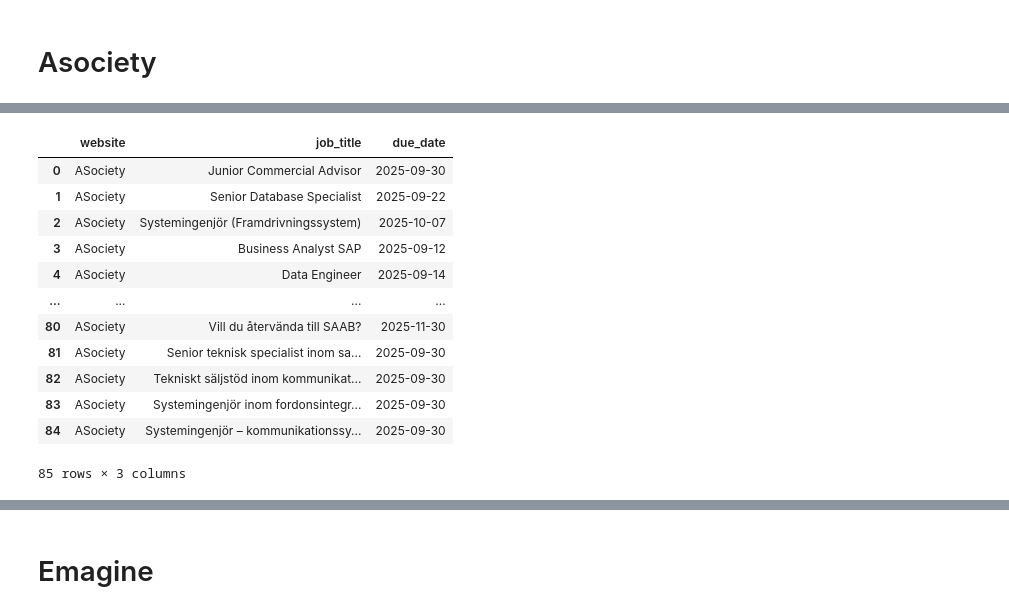
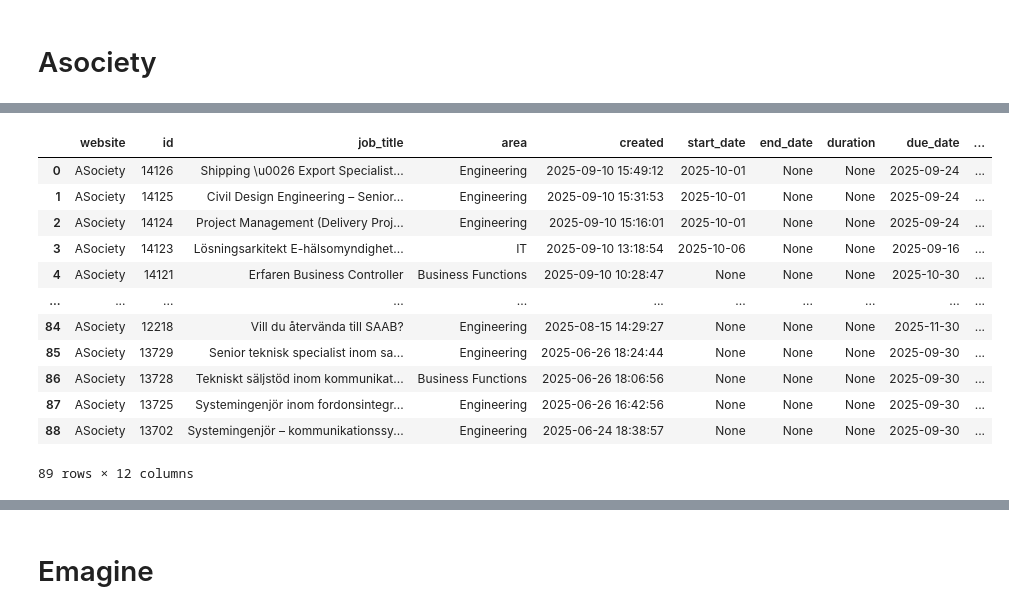
Before and after one commit to mimmitheresia/data_science-repo, a Jupyter notebook: training/notebooks/jobscreaping.ipynb, the cells around one changed output, grey strips where cells are left out. Cells and saved outputs as stored; diff of their text form; code cells hidden in the pictures.

```diff
--- a/training/notebooks/jobscreaping.ipynb
+++ b/training/notebooks/jobscreaping.ipynb
@@ -10,6 +172,7 @@ print(r.status_code)
 import requests, json, re
 
 url = "https://www.asocietygroup.com/sv/uppdrag?page=2"
+url = "https://www.asocietygroup.com/sv/uppdrag?_rsc=9il7j"
 r = requests.get(url)
 html = r.text
 
@@ -26,46 +189,73 @@ Number of matches: 85
 # %%
 import re
 import pandas as pd
-job_data = {'website':[], 'job_title':[], 'due_date': []}
+job_data = {'website':[], 'id':[], 'job_title':[], 'area':[], 'created':[], 'start_date': [], 'end_date':[], 'duration':[],'due_date': [],'work_location': [], 'work_type': [], 'link':[]}
+job_data_asociety = job_data
 
-def return_regex_string_match(match_search):
-    if match_search:
-        label = match_search.group(1) if match_search.group(1) else match_search.group(2)
+def return_regex_string_match(search_pattern):
+    search_match = re.search(search_pattern, html_job, re.DOTALL)
+
+    if search_match:
+        label = search_match.group(1) if search_match.group(1) else search_match.group(2)
     else:
         label = '-'
     return label
 
 for i, html_job in enumerate(all_matches):
 # Regex pattern handles escaped quotes (\") or normal quotes (")
+    pattern_id = r'\\"abstract_id\\":\\"(.*?)\\"|\"abstract_id\":\"(.*?)\"'
     pattern_job_title = r'\\"requisition_name\\":\\"(.*?)\\"|\"requisition_name\":\"(.*?)\"'
+    pattern_area = r'\\"requisition_servicecategoryid\\":\\"(.*?)\\"|\"requisition_servicecategoryid\":\"(.*?)\"'
+
+    pattern_created = r'\\"requisition_publisheddateandtime\\":\\"(.*?)\\"|\"requisition_publisheddateandtime\":\"(.*?)\"'
+    pattern_start_date = r'\\"requisition_startdate\\":\\"(.*?)\\"|\"requisition_startdate\":\"(.*?)\"'
     pattern_due_date = r'\\"requisition_offerduedate\\":\\"(.*?)\\"|\"requisition_offerduedate\":\"(.*?)\"'
 
-    match_job_title = re.search(pattern_job_title, html_job, re.DOTALL)
-    match_due_date = re.search(pattern_due_date, html_job, re.DOTALL)
+    pattern_work_location = r'\\"requisition_locationid\\":\\"(.*?)\\"|\"requisition_locationid\":\"(.*?)\"'
+    pattern_work_type = r'\\"requisition_remotework\\":\\"(.*?)\\"|\"requisition_remotework\":\"(.*?)\"'
 
-    job_title = return_regex_string_match(match_job_title)
-    due_date = return_regex_string_match(match_due_date)
+    id = return_regex_string_match(pattern_id)
+    job_title = return_regex_string_match(pattern_job_title)
+    area = return_regex_string_match(pattern_area)
 
-    job_data['website'].append('ASociety')
-    job_data['job_title'].append(job_title)
-    job_data['due_date'].append(due_date)
-    #job_data['due_date'].append(due_date)
+    created = return_regex_string_match(pattern_created)
+    start_date = return_regex_string_match(pattern_start_date)
+    due_date = return_regex_string_match(pattern_due_date)
+
+    work_location = return_regex_string_match(pattern_work_location)
+    work_type = return_regex_string_match(pattern_work_type)
+
+
+    job_data_asociety['website'].append('ASociety')
+    job_data_asociety['id'].append(id)
+    job_data_asociety['job_title'].append(job_title)
+    job_data_asociety['area'].append(area)
+
+    job_data_asociety['created'].append(created)
+    job_data_asociety['start_date'].append(start_date)
+    job_data_asociety['end_date'].append(None)
+    job_data_asociety['duration'].append(None)
+    job_data_asociety['due_date'].append(due_date)
+
+    job_data_asociety['work_location'].append(work_location)
+    job_data_asociety['work_type'].append(work_type)
+    job_data_asociety['link'].append(None)
 
 
 
-job_df = pd.DataFrame(job_data)
+job_df = pd.DataFrame(job_data_asociety)
 job_df
 # %% [output]
-|  | website | job_title | due_date |
-| 0 | ASociety | Junior Commercial Advisor | 2025-09-30 |
-| 1 | ASociety | Senior Database Specialist | 2025-09-22 |
-| 2 | ASociety | Systemingenjör (Framdrivningssystem) | 2025-10-07 |
-| 3 | ASociety | Business Analyst SAP | 2025-09-12 |
-| 4 | ASociety | Data Engineer | 2025-09-14 |
-| ... | ... | ... | ... |
-| 80 | ASociety | Vill du återvända till SAAB? | 2025-11-30 |
-| 81 | ASociety | Senior teknisk specialist inom sa... | 2025-09-30 |
-| 82 | ASociety | Tekniskt säljstöd inom kommunikat... | 2025-09-30 |
-| 83 | ASociety | Systemingenjör inom fordonsintegr... | 2025-09-30 |
-| 84 | ASociety | Systemingenjör – kommunikationssy... | 2025-09-30 |
+|  | website | id | job_title | area | created | start_date | end_date | duration | due_date | ... |
+| 0 | ASociety | 14126 | Shipping \u0026 Export Specialist... | Engineering | 2025-09-10 15:49:12 | 2025-10-01 | None | None | 2025-09-24 | ... |
+| 1 | ASociety | 14125 | Civil Design Engineering – Senior... | Engineering | 2025-09-10 15:31:53 | 2025-10-01 | None | None | 2025-09-24 | ... |
+| 2 | ASociety | 14124 | Project Management (Delivery Proj... | Engineering | 2025-09-10 15:16:01 | 2025-10-01 | None | None | 2025-09-24 | ... |
+| 3 | ASociety | 14123 | Lösningsarkitekt E-hälsomyndighet... | IT | 2025-09-10 13:18:54 | 2025-10-06 | None | None | 2025-09-16 | ... |
+| 4 | ASociety | 14121 | Erfaren Business Controller | Business Functions | 2025-09-10 10:28:47 | None | None | None | 2025-10-30 | ... |
+| ... | ... | ... | ... | ... | ... | ... | ... | ... | ... | ... |
+| 84 | ASociety | 12218 | Vill du återvända till SAAB? | Engineering | 2025-08-15 14:29:27 | None | None | None | 2025-11-30 | ... |
+| 85 | ASociety | 13729 | Senior teknisk specialist inom sa... | Engineering | 2025-06-26 18:24:44 | None | None | None | 2025-09-30 | ... |
+| 86 | ASociety | 13728 | Tekniskt säljstöd inom kommunikat... | Business Functions | 2025-06-26 18:06:56 | None | None | None | 2025-09-30 | ... |
+| 87 | ASociety | 13725 | Systemingenjör inom fordonsintegr... | Engineering | 2025-06-26 16:42:56 | None | None | None | 2025-09-30 | ... |
+| 88 | ASociety | 13702 | Systemingenjör – kommunikationssy... | Engineering | 2025-06-24 18:38:57 | None | None | None | 2025-09-30 | ... |
-85 rows × 3 columns
+89 rows × 12 columns
```
Also changed, not shown: parts of 14 cells of this notebook, 1 other file.
